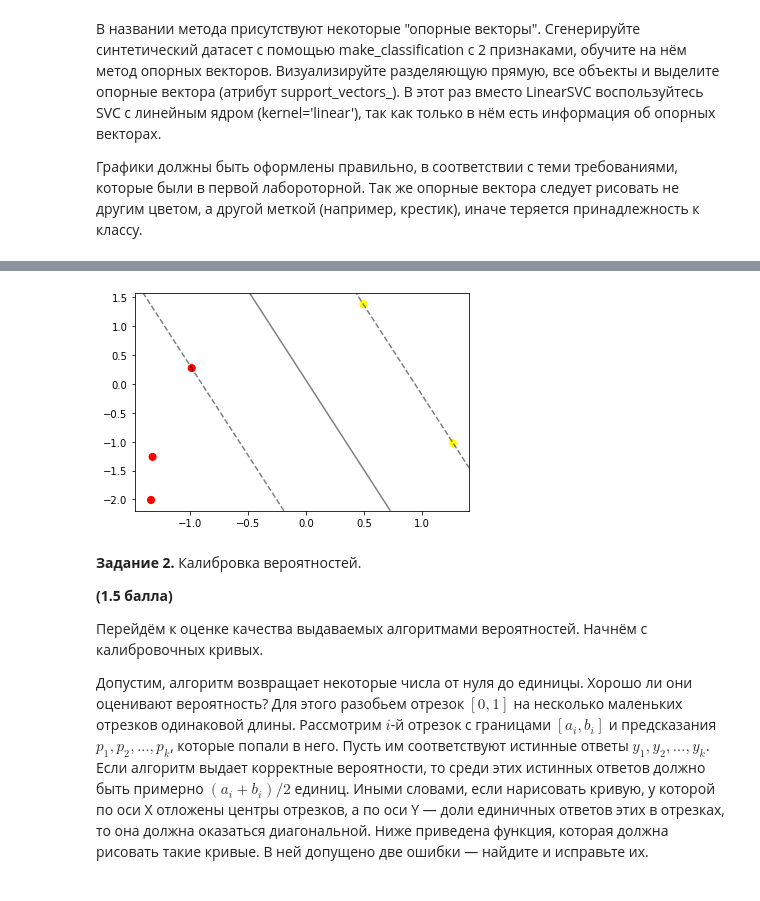
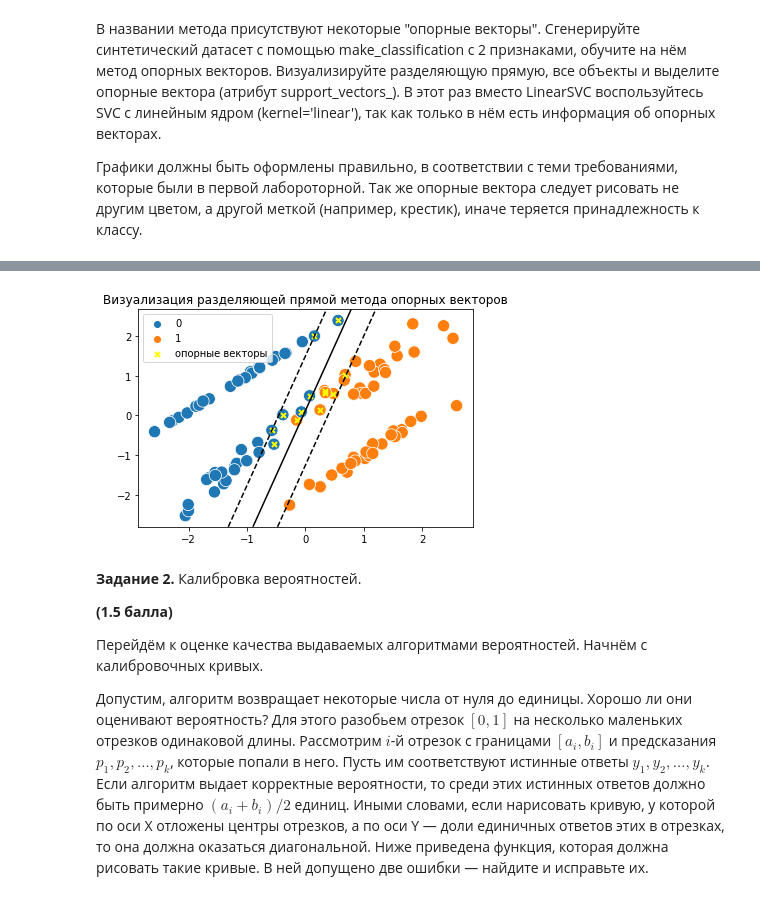
Before and after one commit to paniquex/ML_DS_practice, a Jupyter notebook: MMRO/HW_04/homework-practuce-04-KuzminNikita.ipynb, the cells around one changed output, grey strips where cells are left out. Saved outputs shown, nothing was run; the diff lists cells and outputs as text; code cells hidden in the pictures.

```diff
--- a/MMRO/HW_04/homework-practuce-04-KuzminNikita.ipynb
+++ b/MMRO/HW_04/homework-practuce-04-KuzminNikita.ipynb
@@ -360,7 +360,7 @@ plot_pr_curve(y_test, preds, title='PR-кривая для тестовой вы
 from sklearn.svm import SVC
 
 X, y = make_classification(
-    n_samples=5, n_features=2, n_informative=2, n_redundant=0,
+    n_samples=100, n_features=2, n_informative=2, n_redundant=0,
     random_state=42)
 
 
@@ -389,7 +386,7 @@ sns.lineplot(x=X[:, 0], y=linear_svc.decision_function(X), color='red')
 # %%
 # linear_svc.decision_function(xy).reshape(X.shape)
 # %%
-def plot_svc_decision_function(model, ax=None, plot_support=True):
+def plot_svc_decision_function(model, data, y_data, ax=None, plot_support=True):
     """Plot the decision function for a 2D SVC"""
     if ax is None:
         ax = plt.gca()
@@ -404,26 +401,31 @@ def plot_svc_decision_function(model, ax=None, plot_support=True):
     P = model.decision_function(xy).reshape(X.shape)
 
     # plot decision boundary and margins
-    ax.contour(X, Y, P, colors='k',
-               levels=[-1, 0, 1], alpha=0.5,
+    ax.contour(X, Y, P, colors='black',
+               levels=[-1, 0, 1],
                linestyles=['--', '-', '--'])
+    ax.legend(['s'])
 
     # plot support vectors
     if plot_support:
-        sns.scatterplot(model.support_vectors_[:, 0][y[model.support_] == 0],
-                   model.support_vectors_[:, 1][y[model.support_] == 0],
-                   s=200, linewidth=1, marker="8", c='blue')
-        sns.scatterplot(model.support_vectors_[:, 0][y[model.support_] == 1],
-                   model.support_vectors_[:, 1][y[model.support_] == 1],
-                   s=200, linewidth=1, marker="8", c='orange');
+        plt.scatter(x=model.support_vectors_[:, 0],
+                        y=model.support_vectors_[:, 1],
+                        s=25,
+                        marker="x",
+                        color='yellow',
+                        linewidth=2,
+                        label='опорные векторы')
     ax.set_xlim(xlim)
     ax.set_ylim(ylim)
-# %%
-# sns.scatterplot(X[:, 0], X[:, 1], hue=y)
-plt.scatter(X[:, 0], X[:, 1], c=y, s=50, cmap='autumn')
-plot_svc_decision_function(linear_svc, plot_support=True)
-# %% [output]
-[figure, removed]
+# %%
+sns.scatterplot(X[:, 0], X[:, 1], hue=y, s=150, label=None)
+plot_svc_decision_function(linear_svc, data=X, y_data=y, plot_support=True)
+
+plt.legend()
+plt.title('Визуализация разделяющей прямой метода опорных векторов')
+plt.show()
+# %% [output]
+[figure, added]
 # %% [markdown]
 __Задание 2.__ Калибровка вероятностей.
 
```
Also changed, not shown: parts of 22 cells of this notebook.
